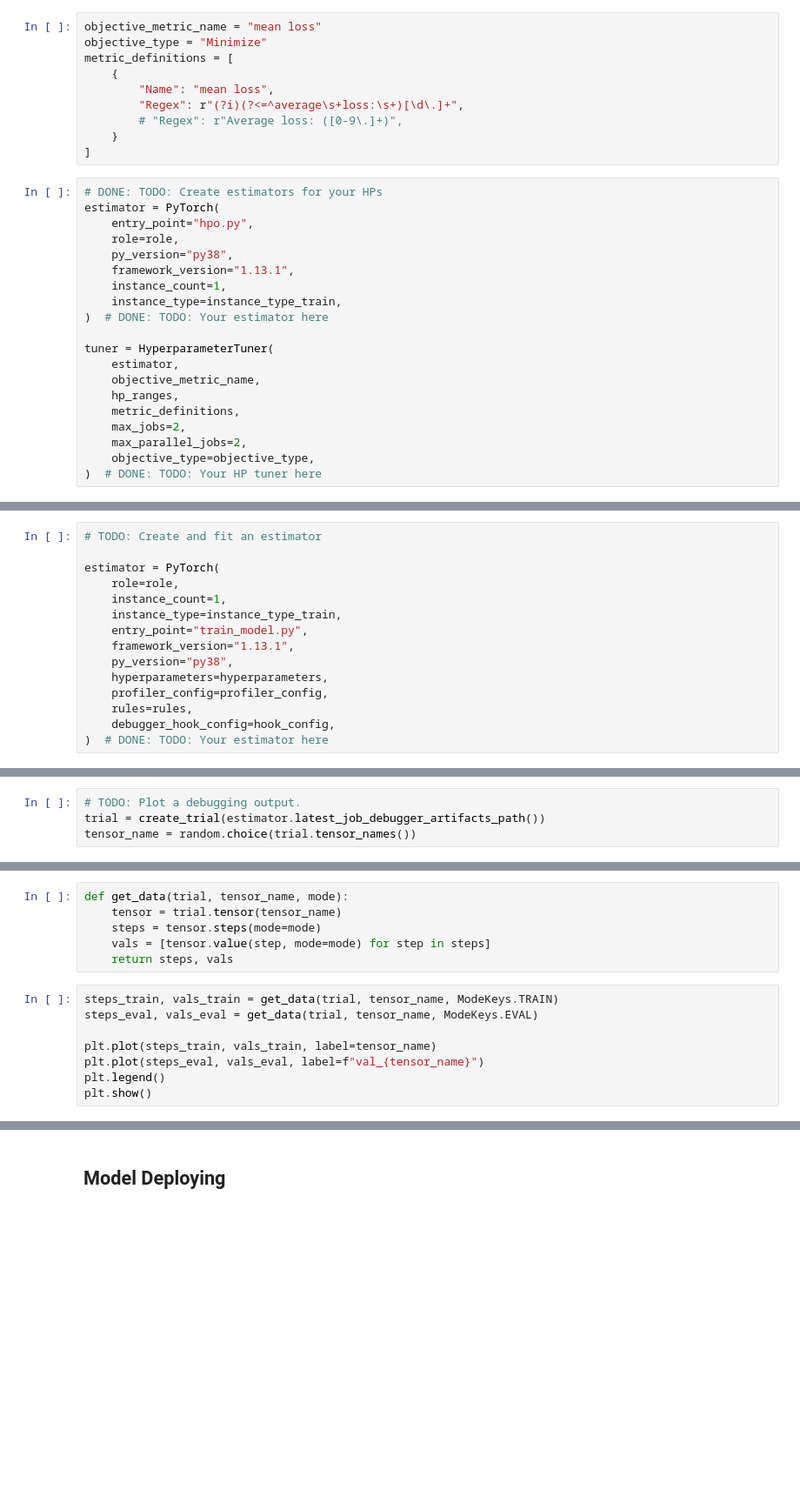
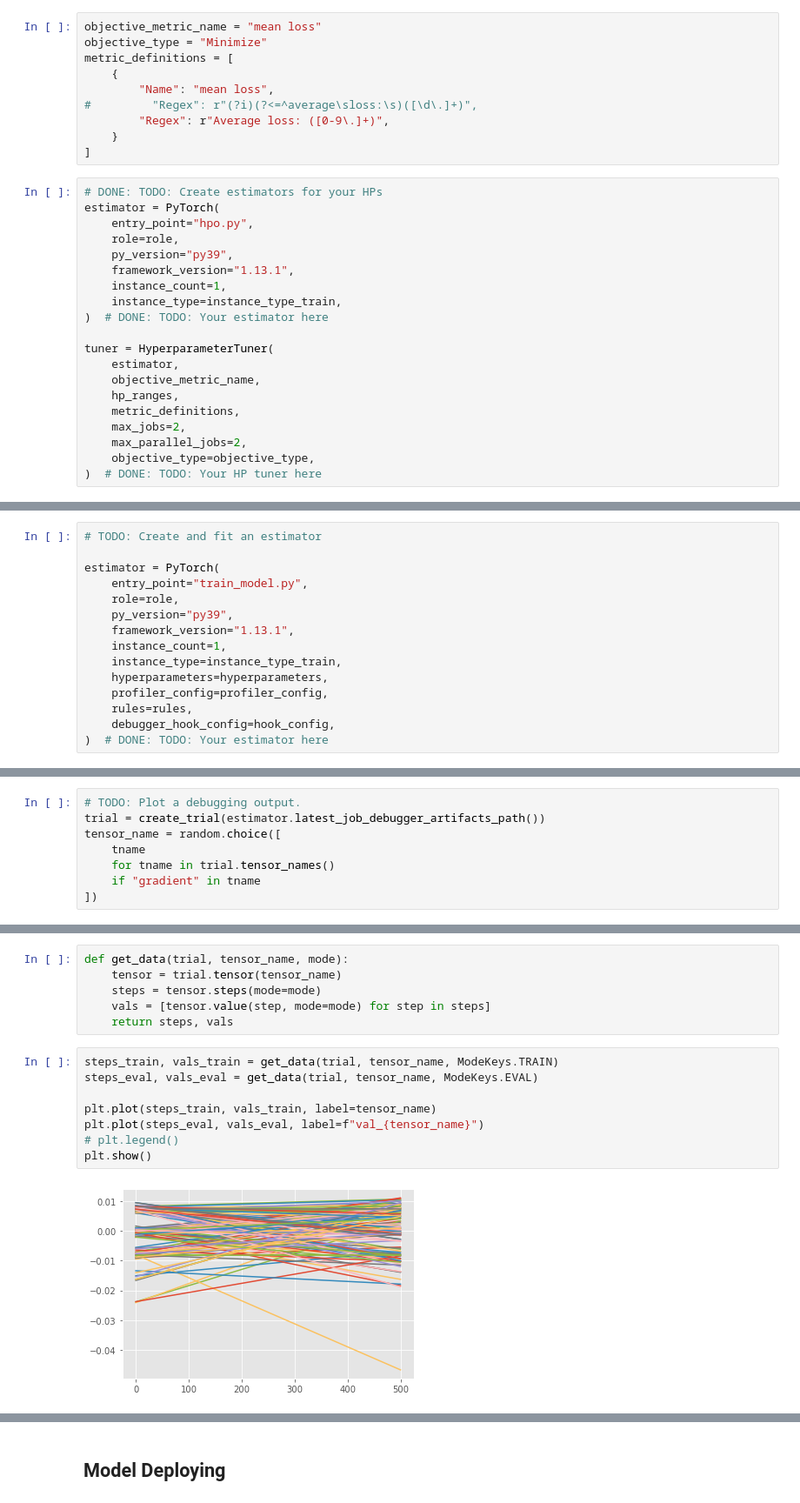
Before and after one commit to HossamKhir/CD0387-deep-learning-topics-within-computer-vision-nlp-project-starter, a Jupyter notebook: train_and_deploy.ipynb, the cells around one changed output, grey strips where cells are left out. Shown at 87% size. Drawn from its saved outputs; the diff is of its cells as text; blank space fills up the shorter version.

```diff
--- a/train_and_deploy.ipynb
+++ b/train_and_deploy.ipynb
@@ -114,8 +131,8 @@ objective_type = "Minimize"
 metric_definitions = [
     {
         "Name": "mean loss",
-        "Regex": r"(?i)(?<=^average\s+loss:\s+)[\d\.]+",
-        # "Regex": r"Average loss: ([0-9\.]+)",
+#         "Regex": r"(?i)(?<=^average\sloss:\s)([\d\.]+)",
+        "Regex": r"Average loss: ([0-9\.]+)",
     }
 ]
 # %%
@@ -123,7 +140,7 @@ metric_definitions = [
 estimator = PyTorch(
     entry_point="hpo.py",
     role=role,
-    py_version="py38",
+    py_version="py39",
     framework_version="1.13.1",
     instance_count=1,
     instance_type=instance_type_train,
@@ -180,12 +224,12 @@ profiler_config = ProfilerConfig(
 # TODO: Create and fit an estimator
 
 estimator = PyTorch(
+    entry_point="train_model.py",
     role=role,
+    py_version="py39",
+    framework_version="1.13.1",
     instance_count=1,
     instance_type=instance_type_train,
-    entry_point="train_model.py",
-    framework_version="1.13.1",
-    py_version="py38",
     hyperparameters=hyperparameters,
     profiler_config=profiler_config,
     rules=rules,
@@ -202,4 +267,8 @@ _ = estimator.fit(
 # %%
 # TODO: Plot a debugging output.
 trial = create_trial(estimator.latest_job_debugger_artifacts_path())
-tensor_name = random.choice(trial.tensor_names())
+tensor_name = random.choice([
+    tname
+    for tname in trial.tensor_names()
+    if "gradient" in tname
+])
@@ -212,11 +283,13 @@ def get_data(trial, tensor_name, mode):
 # %%
 steps_train, vals_train = get_data(trial, tensor_name, ModeKeys.TRAIN)
 steps_eval, vals_eval = get_data(trial, tensor_name, ModeKeys.EVAL)
 
 plt.plot(steps_train, vals_train, label=tensor_name)
 plt.plot(steps_eval, vals_eval, label=f"val_{tensor_name}")
-plt.legend()
+# plt.legend()
 plt.show()
+# %% [output]
+[figure, added]
 # %% [markdown]
 <!-- **TODO**: Is there some anomalous behaviour in your debugging output? If so, what is the error and how will you fix it?
 **TODO**: If not, suppose there was an error. What would that error look like and how would you have fixed it? -->
```
Also changed, not shown: parts of 12 cells of this notebook, 1 other file.
